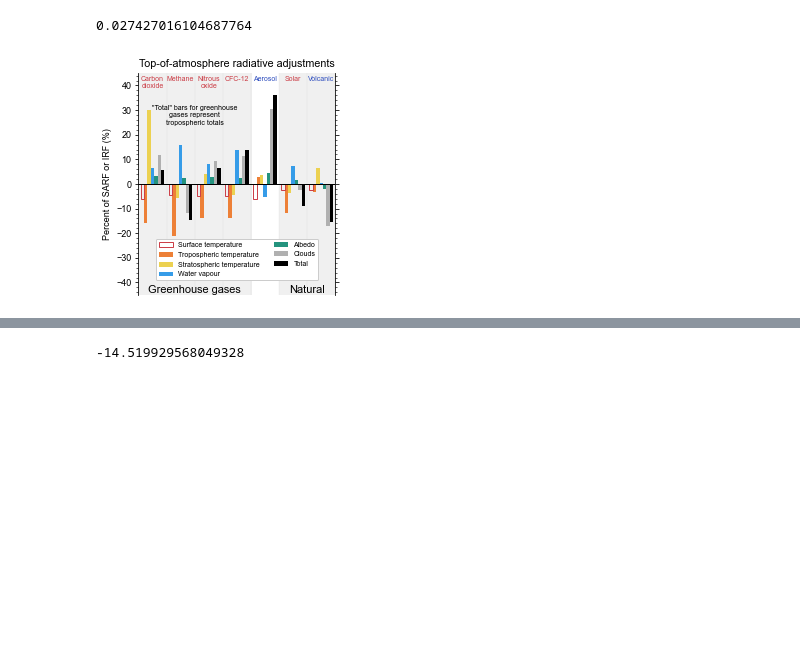
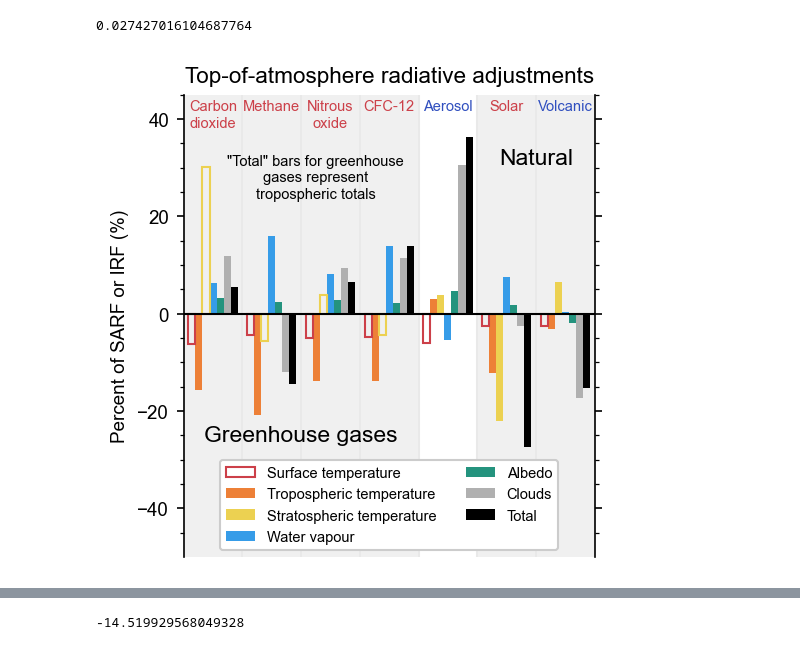
Before and after one commit to chrisroadmap/ar6, a Jupyter notebook: notebooks/270_chapter7_fig7.4.ipynb, the cells around one changed output, grey strips where cells are left out. Drawn from its saved outputs; the diff is of its cells as text; code cells hidden in the pictures; blank space fills up the shorter version.

```diff
--- a/notebooks/270_chapter7_fig7.4.ipynb
+++ b/notebooks/270_chapter7_fig7.4.ipynb
@@ -383,7 +402,7 @@ df_lauren
 45 rows × 83 columns
 # %%
 volcanic_adj = {}
-for adj_type in ['erf', 'ts', 'albedo', 'cl_lw', 'cl_sw', 'hus_lw_stratosphere', 'hus_sw_stratosphere', 'hus_lw_troposphere', 'hus_sw_troposphere', 'ta_stratosphere', 'ta_troposphere']:
+for adj_type in ['irf', 'erf', 'ts', 'albedo', 'cl_lw', 'cl_sw', 'hus_lw_stratosphere', 'hus_sw_stratosphere', 'hus_lw_troposphere', 'hus_sw_troposphere', 'ta_stratosphere', 'ta_troposphere']:
     print(adj_type)
     df_lauren = pd.read_csv('../data_input/Marshall_et_al_2020_GRL/%s.csv' % adj_type)
     jul = df_lauren.loc[7:30,'xncna':'xncop'].mean()
@@ -404,6 +424,7 @@ ta_troposphere
 # %%
 flux_data = []
 flux_data.append(['ERF', 'HadGEM3', volcanic_adj['erf']])
+flux_data.append(['IRF', 'HadGEM3', volcanic_adj['irf']])
 flux_data.append(['tas', 'HadGEM3', volcanic_adj['ts']])
 flux_data.append(['alb', 'HadGEM3', volcanic_adj['albedo']])
 flux_data.append(['cloud', 'HadGEM3', volcanic_adj['cl_lw'] + volcanic_adj['cl_sw']])
@@ -469,7 +510,10 @@ SARF = (adjustments_df.loc['ERF'] - adjustments_df.loc['tas'] - adjustments_df.l
 # %%
 # IRF
-IRF = (adjustments_df.loc['ERF'] - adjustments_df.loc['tas'] - adjustments_df.loc['ta_trop'] - adjustments_df.loc['ta_strat'] - adjustments_df.loc['hus'] - adjustments_df.loc['alb'] - adjustments_df.loc['cloud'])
+# For GHGs, overwrite the IRF values from Ryan
+for expt in ['2xCO2','3xCH4','10xBC','5xSO4','8xCFC11','9xCFC12','3xN2O']:
+    adjustments_df.loc['IRF',expt] = (adjustments_df.loc['ERF',expt] - adjustments_df.loc['tas',expt] - adjustments_df.loc['ta_trop',expt] - adjustments_df.loc['ta_strat',expt] - adjustments_df.loc['hus',expt] - adjustments_df.loc['alb',expt] - adjustments_df.loc['cloud',expt])
 # %%
+IRF = adjustments_df.loc['IRF']
 tas = adjustments_df.loc['tas']
 ta_trop = adjustments_df.loc['ta_trop']
 ta_strat = adjustments_df.loc['ta_strat']
@@ -491,69 +535,59 @@ fig, ax1 = pl.subplots()
 
 colors = ['#cc4049','#ed8037','#ecd151','#369ce8','#24937e','#b0b0b0','black']
 labels = ['Surface temperature','Tropospheric temperature','Stratospheric temperature','Water vapour','Albedo','Clouds','Total']
-for ie, expt in enumerate(['3xCH4', '3xN2O', '9xCFC12', 'aer', 'Solar', 'Volcanic']):
+for ie, expt in enumerate(['2xCO2', '3xCH4', '3xN2O', '9xCFC12', 'aer', 'Solar', 'Volcanic']):
     if expt in ['2xCO2', '3xCH4', '3xN2O', '9xCFC12']:
-        ax1.bar(0.14+ie+1, 100*(tas/SARF).mean()[expt], 0.12, color="None", edgecolor=colors[0], lw=1, zorder=4)
-        ax1.bar(0.26+ie+1, 100*(ta_trop/SARF).mean()[expt], 0.12, color=colors[1], zorder=3)
-        ax1.bar(0.38+ie+1, 100*(ta_strat/SARF).mean()[expt], 0.12, color=colors[2], zorder=3)
-        ax1.bar(0.50+ie+1, 100*(hus/SARF).mean()[expt], 0.12, color=colors[3], zorder=3)
-        ax1.bar(0.62+ie+1, 100*(alb/SARF).mean()[expt], 0.12, color=colors[4], zorder=3)
-        ax1.bar(0.74+ie+1, 100*(cloud/SARF).mean()[expt], 0.12, color=colors[5], zorder=3)
-        ax1.bar(0.86+ie+1, 100*(total_trop/SARF).mean()[expt], 0.12, color=colors[6], zorder=3)
+        ax1.bar(0.14+ie, 100*(tas/SARF).mean()[expt], 0.12, color="None", edgecolor=colors[0], lw=1, zorder=4)
+        ax1.bar(0.26+ie, 100*(ta_trop/SARF).mean()[expt], 0.12, color=colors[1], zorder=3)
+        ax1.bar(0.38+ie, 100*(ta_strat/SARF).mean()[expt], 0.12, color="None", edgecolor=colors[2], zorder=4)
+        ax1.bar(0.50+ie, 100*(hus/SARF).mean()[expt], 0.12, color=colors[3], zorder=3)
+        ax1.bar(0.62+ie, 100*(alb/SARF).mean()[expt], 0.12, color=colors[4], zorder=3)
+        ax1.bar(0.74+ie, 100*(cloud/SARF).mean()[expt], 0.12, color=colors[5], zorder=3)
+        ax1.bar(0.86+ie, 100*(total_trop/SARF).mean()[expt], 0.12, color=colors[6], zorder=3)
     elif expt in ['aer', 'Solar', 'Volcanic']:
-        ax1.bar(0.14+ie+1, 100*(tas/IRF).mean()[expt], 0.12, color="None", edgecolor=colors[0], lw=1, zorder=4)
-        ax1.bar(0.26+ie+1, 100*(ta_trop/IRF).mean()[expt], 0.12, color=colors[1], zorder=3)
-        ax1.bar(0.38+ie+1, 100*(ta_strat/IRF).mean()[expt], 0.12, color=colors[2], zorder=3)
-        ax1.bar(0.50+ie+1, 100*(hus/IRF).mean()[expt], 0.12, color=colors[3], zorder=3)
-        ax1.bar(0.62+ie+1, 100*(alb/IRF).mean()[expt], 0.12, color=colors[4], zorder=3)
-        ax1.bar(0.74+ie+1, 100*(cloud/IRF).mean()[expt], 0.12, color=colors[5], zorder=3)
-        ax1.bar(0.86+ie+1, 100*(RA/IRF).mean()[expt], 0.12, color=colors[6], zorder=3)
+        ax1.bar(0.14+ie, 100*(tas/IRF).mean()[expt], 0.12, color="None", edgecolor=colors[0], lw=1, zorder=4, label=labels[0] if ie==6 else '')
+        ax1.bar(0.26+ie, 100*(ta_trop/IRF).mean()[expt], 0.12, color=colors[1], zorder=3, label=labels[1] if ie==6 else '')
+        ax1.bar(0.38+ie, 100*(ta_strat/IRF).mean()[expt], 0.12, color=colors[2], zorder=3, label=labels[2] if ie==6 else '')
+        ax1.bar(0.50+ie, 100*(hus/IRF).mean()[expt], 0.12, color=colors[3], zorder=3, label=labels[3] if ie==6 else '')
+        ax1.bar(0.62+ie, 100*(alb/IRF).mean()[expt], 0.12, color=colors[4], zorder=3, label=labels[4] if ie==6 else '')
+        ax1.bar(0.74+ie, 100*(cloud/IRF).mean()[expt], 0.12, color=colors[5], zorder=3, label=labels[5] if ie==6 else '')
+        ax1.bar(0.86+ie, 100*(RA/IRF).mean()[expt], 0.12, color=colors[6], zorder=3, label=labels[6] if ie==6 else '')
     if expt in ['Volcanic', '5xSO4', 'aer']:
         textcolor='#304fbf'
     else:
         textcolor='#cc4049'
-    ax1.text(0.5+ie+1, 44, expt_names[expt], ha='center', va='top', fontsize=7, color=textcolor)
-ie=0
-expt='2xCO2'
-ax1.bar(0.14, 100*(tas/SARF).mean()[expt], 0.12, color="None", edgecolor=colors[0], lw=1, zorder=4, label=labels[0])
-ax1.bar(0.26, 100*(ta_trop/SARF).mean()[expt], 0.12, color=colors[1], zorder=3, label=labels[1])
-ax1.bar(0.38, 100*(ta_strat/SARF).mean()[expt], 0.12, color=colors[2], zorder=3, label=labels[2])
-ax1.bar(0.50, 100*(hus/SARF).mean()[expt], 0.12, color=colors[3], zorder=3, label=labels[3])
-ax1.bar(0.62, 100*(alb/SARF).mean()[expt], 0.12, color=colors[4], zorder=3, label=labels[4])
-ax1.bar(0.74, 100*(cloud/SARF).mean()[expt], 0.12, color=colors[5], zorder=3, label=labels[5])
-ax1.bar(0.86, 100*(total_trop/SARF).mean()[expt], 0.12, color=colors[6], zorder=3, label=labels[6])
-ax1.text(0.5, 44, expt_names[expt], ha='center', va='top', fontsize=7, color='#cc4049')
+    ax1.text(0.5+ie, 44, expt_names[expt], ha='center', va='top', fontsize=7, color=textcolor)
 
-ax1.text(2, -45, 'Greenhouse gases', size=11, va='bottom', ha='center')
+ax1.text(2, -27, 'Greenhouse gases', size=11, va='bottom', ha='center')
 #ax1.text(6, -118, 'Aerosols', size=11, va='bottom', ha='center')
-ax1.text(6, -45, 'Natural', size=11, va='bottom', ha='center')
+ax1.text(6, 30, 'Natural', size=11, va='bottom', ha='center')
 
 ax1.set_ylabel('Percent of SARF or IRF (%)')
 
 ax1.axhline(0, color='k', lw=1, zorder=4)
 
 for x in range(1,8):
     ax1.axvline(x,lw=0.2,color='#d0d0d0')
 
 mn,mx = ax1.get_ylim()
 backfill = [0,4,4,5,5,7]
 fillind  = [1,1,0,0,1,1]
 ax1.fill_between(backfill, -120, 100, where=fillind, color='#f0f0f0', zorder=0.6)
-ax1.legend(loc='lower center', framealpha=1, fontsize=7, ncol=2, frameon=True, bbox_to_anchor=[0.5,0.05])
-ax1.set_ylim(-45,45)
+ax1.legend(loc='lower center', framealpha=1, fontsize=7, ncol=2, frameon=True)#, bbox_to_anchor=[0.5,0.02])
+ax1.set_ylim(-50,45)
 ax1.set_xlim(0,7)
 #ax1.grid(axis='y', zorder=-11, lw=0.5)
 
 ax1.set_title('Top-of-atmosphere radiative adjustments')
-ax1.text(2, 28, '"Total" bars for greenhouse\ngases represent\ntropospheric totals', size=7, ha='center', va='center')
+ax1.text(2.25, 28, '"Total" bars for greenhouse\ngases represent\ntropospheric totals', size=7, ha='center', va='center')
 
 
 fig.tight_layout()
 
 pl.savefig('../figures/fig7.4.png', dpi=300)
 pl.savefig('../figures/fig7.4.pdf')
 # %% [output]
-[figure, old version]
+[figure, new version]
 # %%
 100*(total_trop/SARF).mean()['2xCO2']
 # %% [output]
```
Also changed, not shown: parts of 16 cells of this notebook, 4 other files.
